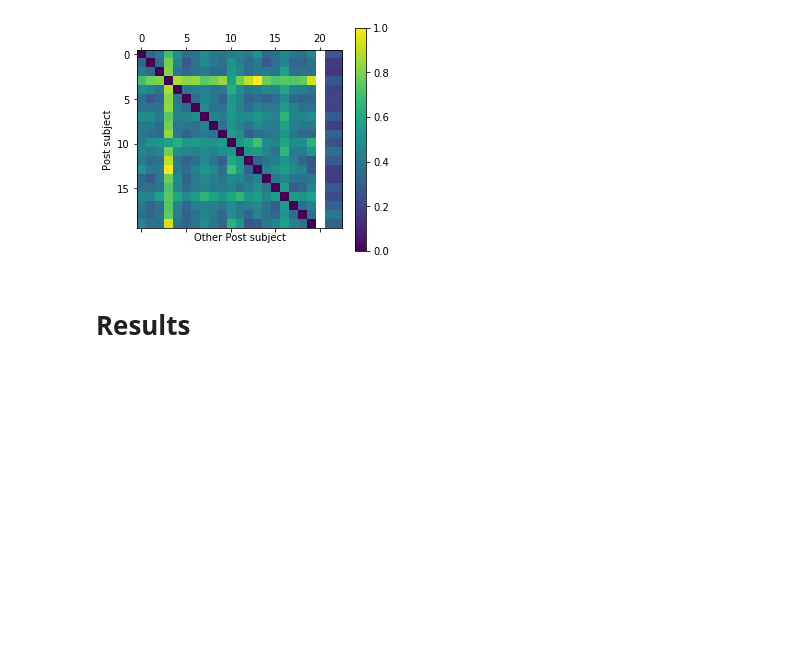
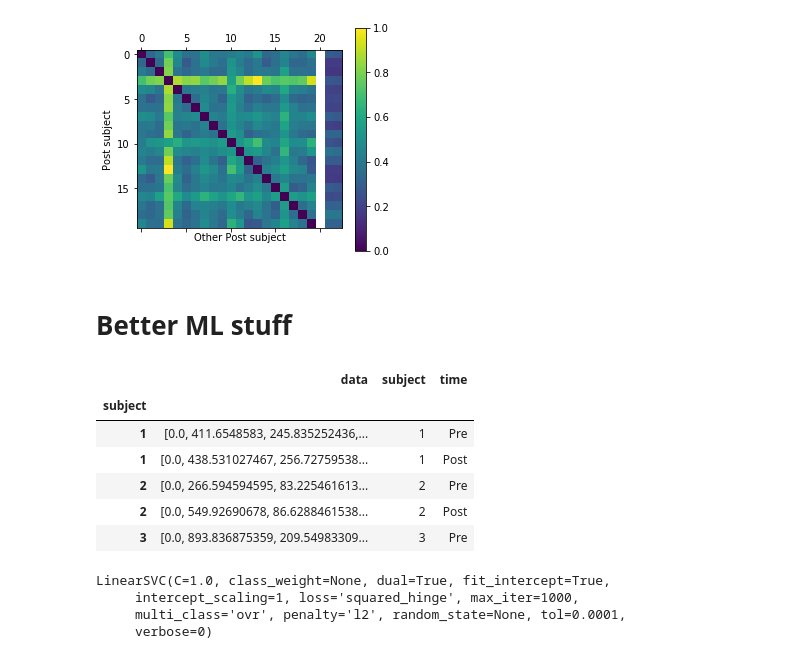
Before and after one commit to HALtheWise/Neurotech-project-1, a Jupyter notebook: exploration-v1.ipynb, the cells around one changed output. Drawn from its saved outputs; the diff is of its cells as text; code cells hidden in the pictures; blank space fills up the shorter version.

```diff
--- a/exploration-v1.ipynb
+++ b/exploration-v1.ipynb
@@ -221,5 +221,5 @@ plt.ylabel('Post subject')
 plt.savefig('DirectionMap.png', dpi=500, transparent=True)
 # %% [output]
 [figure]
-# %% [markdown]
-# Results
+# %% [markdown]
+# Better ML stuff
@@ -225,0 +228,39 @@ plt.savefig('DirectionMap.png', dpi=500, transparent=True)
+# %%
+reducer = nullFSreducer
+
+subjects['reducedPre'] = [reducer(subj, True) for subj in subjects.data]
+subjects['reducedPost'] = [reducer(subj, False) for subj in subjects.data]
+# %%
+svmTraining = pd.DataFrame()
+
+svmTraining = svmTraining.append(pd.DataFrame({
+    'data':subjects.reducedPre,
+    'time':'Pre',
+    'subject':subjects.index}))
+
+svmTraining = svmTraining.append(pd.DataFrame({
+    'data':subjects.reducedPost,
+    'time':'Post',
+    'subject':subjects.index}))
+
+svmTraining.index = svmTraining.subject
+svmTraining.sort_index(inplace=True)
+
+svmTraining.head()
+# %% [output]
+|  | data | subject | time |
+| subject |  |  |  |
+| 1 | [0.0, 411.6548583, 245.835252436,... | 1 | Pre |
+| 1 | [0.0, 438.531027467, 256.72759538... | 1 | Post |
+| 2 | [0.0, 266.594594595, 83.225461613... | 2 | Pre |
+| 2 | [0.0, 549.92690678, 86.6288461538... | 2 | Post |
+| 3 | [0.0, 893.836875359, 209.54983309... | 3 | Pre |
+# %%
+classifier = svm.LinearSVC()
+
+classifier.fit(np.stack(svmTraining.data.values), svmTraining.time.values)
+# %% [output]
+LinearSVC(C=1.0, class_weight=None, dual=True, fit_intercept=True,
+     intercept_scaling=1, loss='squared_hinge', max_iter=1000,
+     multi_class='ovr', penalty='l2', random_state=None, tol=0.0001,
+     verbose=0)
```
Also changed, not shown: parts of 3 cells of this notebook, 5 other files.
